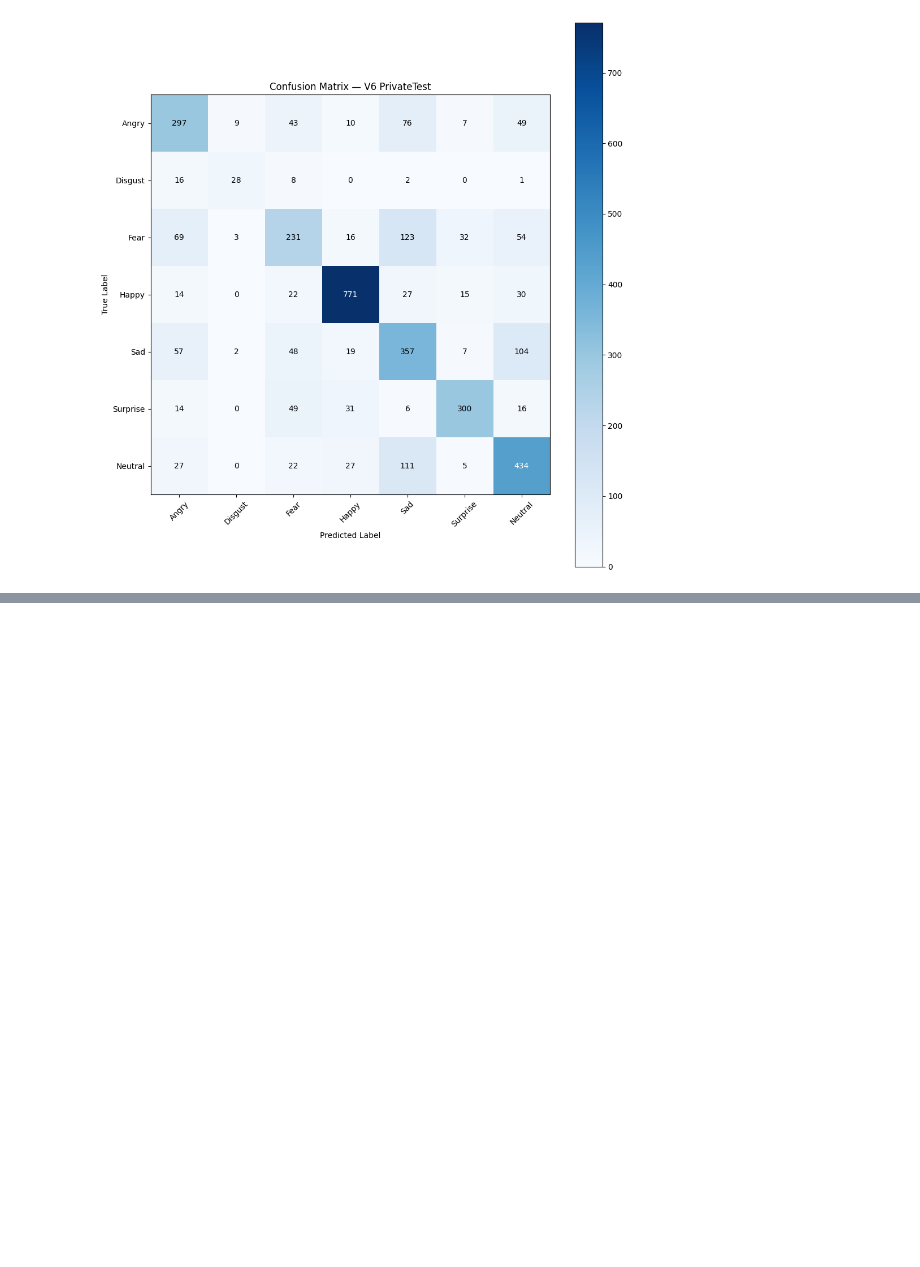
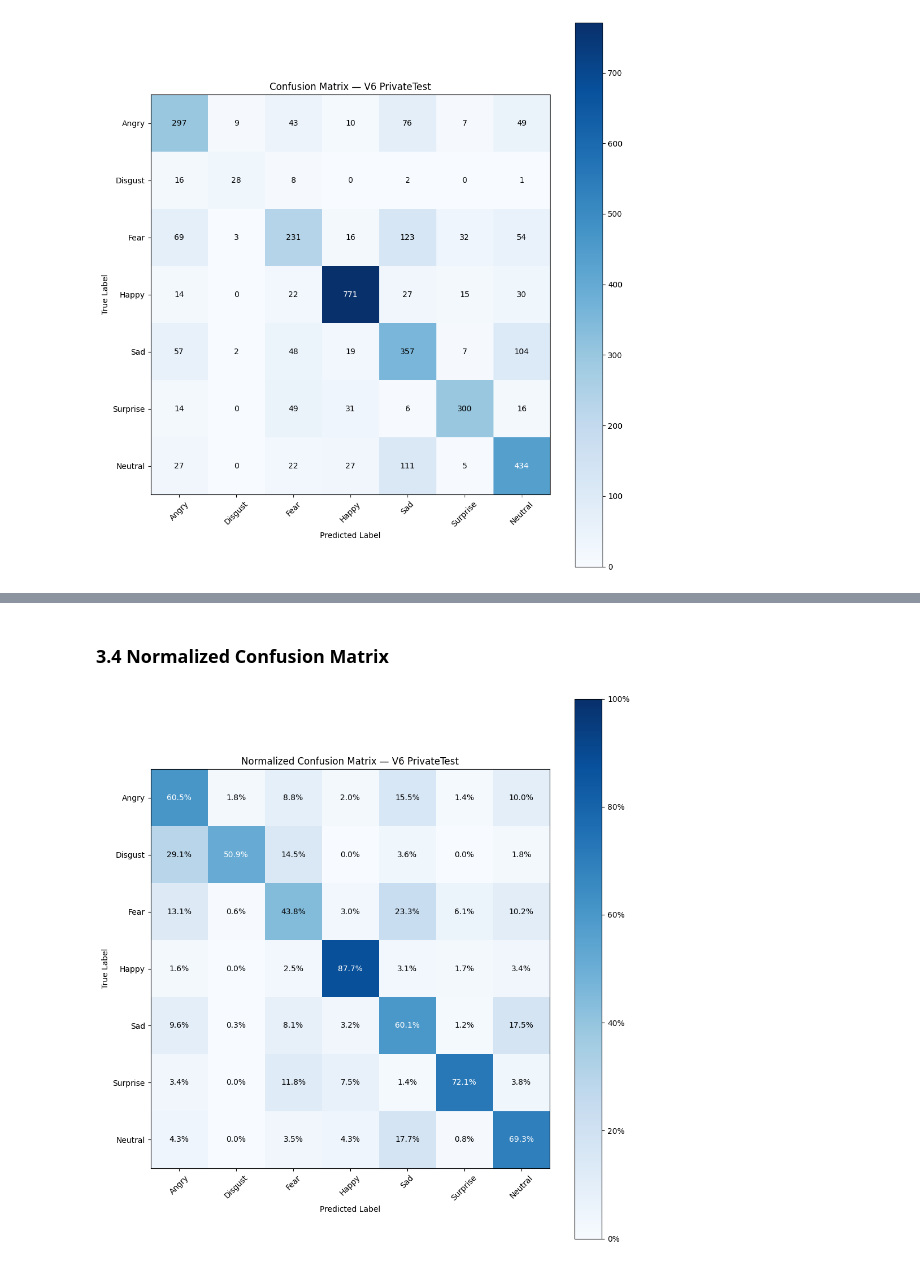
Before and after one commit to qingya012/cnn-emotion-gradcam, a Jupyter notebook: notebooks/explore.ipynb, the cells around one changed output, grey strips where cells are left out. Cells and saved outputs as stored; diff of their text form; code cells hidden in the pictures; blank space fills up the shorter version.

```diff
--- a/notebooks/explore.ipynb
+++ b/notebooks/explore.ipynb
@@ -453,0 +499,44 @@ plt.show()
+# %% [markdown]
+### 3.4 Normalized Confusion Matrix
+# %%
+from matplotlib.ticker import PercentFormatter
+
+row_totals = cm.sum(axis=1, keepdims=True)
+normalized_cm = cm.astype(float)
+nonempty_rows = row_totals[:, 0] > 0
+normalized_cm[nonempty_rows] /= row_totals[nonempty_rows]
+normalized_cm[~nonempty_rows] = 0.0
+
+plt.figure(figsize=(10, 10))
+plt.imshow(
+    normalized_cm,
+    interpolation="nearest",
+    cmap=plt.cm.Blues,
+    vmin=0,
+    vmax=1,
+)
+plt.title("Normalized Confusion Matrix — V6 PrivateTest")
+plt.colorbar(format=PercentFormatter(1.0))
+
+tick_marks = range(len(class_names))
+plt.xticks(tick_marks, class_names, rotation=45)
+plt.yticks(tick_marks, class_names)
+plt.xlabel("Predicted Label")
+plt.ylabel("True Label")
+
+for true_index in range(normalized_cm.shape[0]):
+    for predicted_index in range(normalized_cm.shape[1]):
+        value = normalized_cm[true_index, predicted_index]
+        plt.text(
+            predicted_index,
+            true_index,
+            f"{value:.1%}",
+            ha="center",
+            va="center",
+            color="white" if value > 0.5 else "black",
+        )
+
+plt.tight_layout()
+plt.show()
+# %% [output]
+[figure, added]
```
Also changed, not shown: parts of 25 cells of this notebook, 1 other file.
